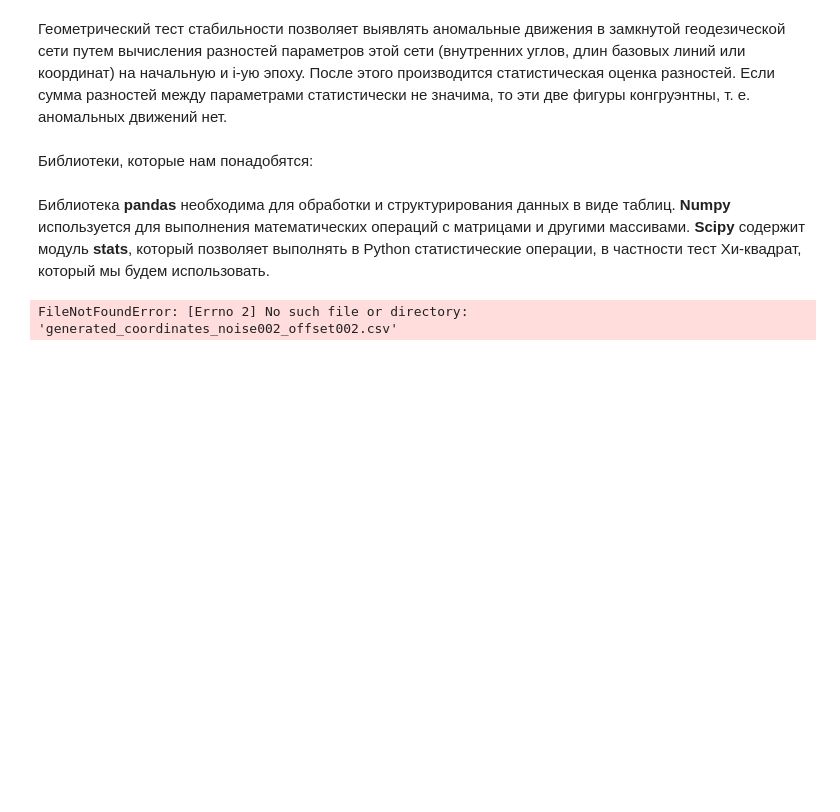
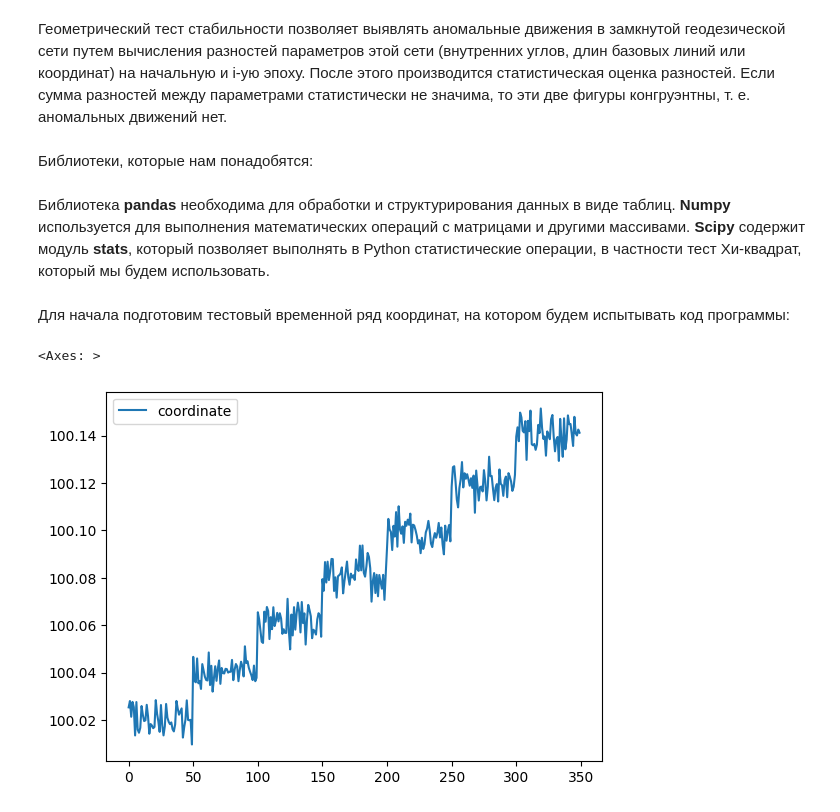
Before and after one commit to Artmalik92/Congruence-Test-For-Students, a Jupyter notebook: geometry_test.ipynb, the cells around one changed output. Cells and saved outputs as stored; diff of their text form; code cells hidden in the pictures; blank space fills up the shorter version.

```diff
--- a/geometry_test.ipynb
+++ b/geometry_test.ipynb
@@ -13,9 +13,37 @@ from scipy.stats import chi2
 # %% [markdown]
 Библиотека **pandas** необходима для обработки и структурирования данных в виде таблиц.
 **Numpy** используется для выполнения математических операций с матрицами и другими массивами. **Scipy** содержит модуль **stats**, который позволяет выполнять в Python статистические операции, в частности тест Хи-квадрат, который мы будем использовать.
-# %%
-
-data = pandas.read_csv('generated_coordinates_noise002_offset002.csv')
-print(data)
-# %% [output]
-FileNotFoundError: [Errno 2] No such file or directory: 'generated_coordinates_noise002_offset002.csv'
+# %% [markdown]
+Для начала подготовим тестовый временной ряд координат, на котором будем испытывать код программы:
+# %%
+''' Исходные данные '''
+noise = 0.005           # Амплитуда шума в измерениях
+offset = 0.02           # Амплитуда смещения координаты
+observations = 50       # количество измерений
+start_coordinate = 100  # начальное значение координат
+# %%
+# сгенерируем несколько сегментов временного ряда с разным значением координаты
+segment_1 = numpy.full(observations, start_coordinate + offset)
+segment_2 = numpy.full(observations, start_coordinate + offset*2)
+segment_3 = numpy.full(observations, start_coordinate + offset*3)
+segment_4 = numpy.full(observations, start_coordinate + offset*4)
+segment_5 = numpy.full(observations, start_coordinate + offset*5)
+segment_6 = numpy.full(observations, start_coordinate + offset*6)
+segment_7 = numpy.full(observations, start_coordinate + offset*7)
+
+# объединяем сегменты в один массив
+Coordinate = numpy.hstack([segment_1, segment_2, segment_3,
+                           segment_4, segment_5, segment_6,
+                           segment_7])
+
+# добавляем шум в измерения в виде случайного числа с разбросом 0.005
+Coordinate += numpy.random.normal(0, noise, observations*7)
+
+# преобразуем в таблицу DataFrame для дальнейшего использования
+df = pandas.DataFrame({'coordinate': Coordinate})
+
+# выводим график на экран
+df.plot()
+# %% [output]
+<Axes: >
+[figure, added]
```
Also changed, not shown: parts of 1 cell of this notebook.
